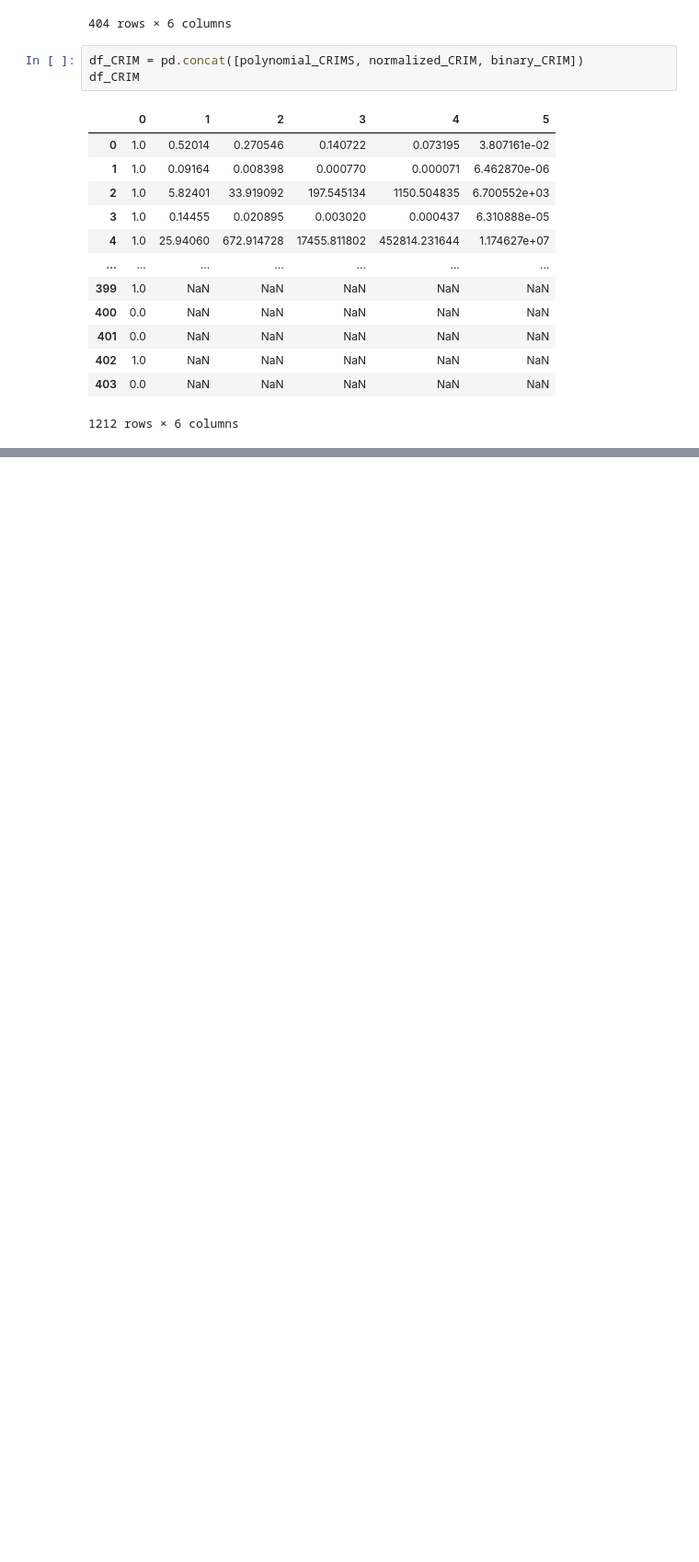
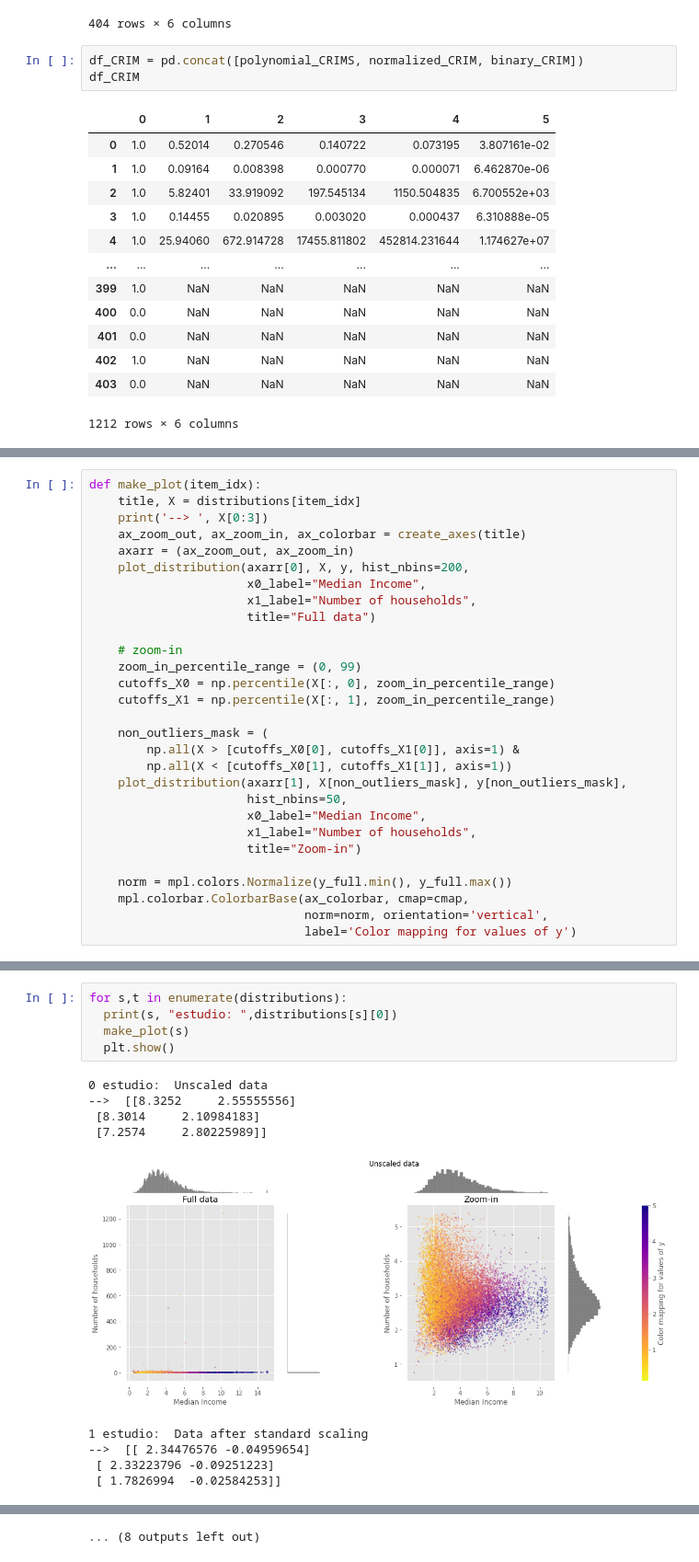
Before and after one commit to JMML2021/Tasca-M5-T02-Introducci-al-Machine-Learning, a Jupyter notebook: Tasca_M5_T02_Machine_Leaning.ipynb, the cells around one changed output, grey strips where cells are left out. Shown at 92% size. Drawn from its saved outputs; the diff is of its cells as text; blank space fills up the shorter version.

```diff
--- a/Tasca_M5_T02_Machine_Leaning.ipynb
+++ b/Tasca_M5_T02_Machine_Leaning.ipynb
@@ -431,0 +666,29 @@ df_CRIM
+# %%
+def make_plot(item_idx):
+    title, X = distributions[item_idx]
+    print('--> ', X[0:3])
+    ax_zoom_out, ax_zoom_in, ax_colorbar = create_axes(title)
+    axarr = (ax_zoom_out, ax_zoom_in)
+    plot_distribution(axarr[0], X, y, hist_nbins=200,
+                      x0_label="Median Income",
+                      x1_label="Number of households",
+                      title="Full data")
+
+    # zoom-in
+    zoom_in_percentile_range = (0, 99)
+    cutoffs_X0 = np.percentile(X[:, 0], zoom_in_percentile_range)
+    cutoffs_X1 = np.percentile(X[:, 1], zoom_in_percentile_range)
+
+    non_outliers_mask = (
+        np.all(X > [cutoffs_X0[0], cutoffs_X1[0]], axis=1) &
+        np.all(X < [cutoffs_X0[1], cutoffs_X1[1]], axis=1))
+    plot_distribution(axarr[1], X[non_outliers_mask], y[non_outliers_mask],
+                      hist_nbins=50,
+                      x0_label="Median Income",
+                      x1_label="Number of households",
+                      title="Zoom-in")
+
+    norm = mpl.colors.Normalize(y_full.min(), y_full.max())
+    mpl.colorbar.ColorbarBase(ax_colorbar, cmap=cmap,
+                              norm=norm, orientation='vertical',
+                              label='Color mapping for values of y')
@@ -431,0 +713,15 @@ df_CRIM
+# %%
+for s,t in enumerate(distributions):
+  print(s, "estudio: ",distributions[s][0])
+  make_plot(s)
+  plt.show()
+# %% [output]
+0 estudio:  Unscaled data
+-->  [[8.3252     2.55555556]
+ [8.3014     2.10984183]
+ [7.2574     2.80225989]]
+[figure, added]
+1 estudio:  Data after standard scaling
+-->  [[ 2.34476576 -0.04959654]
+ [ 2.33223796 -0.09251223]
+ [ 1.7826994  -0.02584253]]
@@ -431,0 +749 @@ df_CRIM
+... (8 outputs left out)
```
Also changed, not shown: parts of 19 cells of this notebook.
